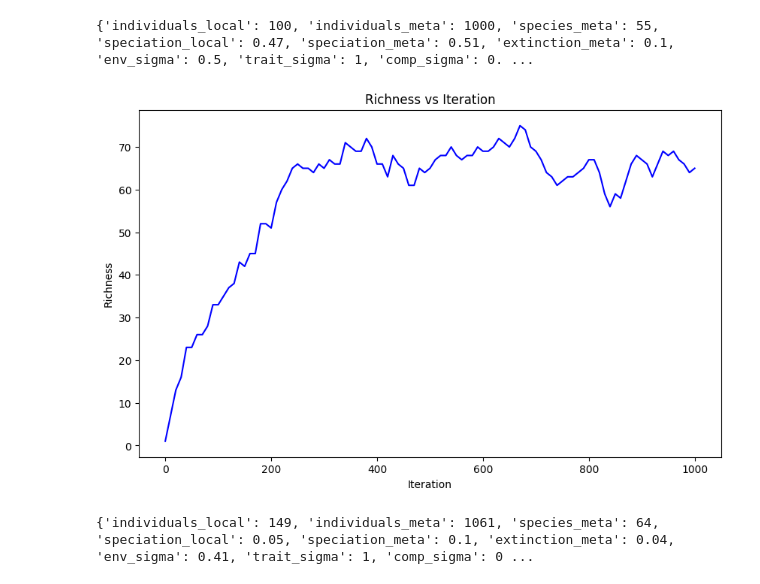
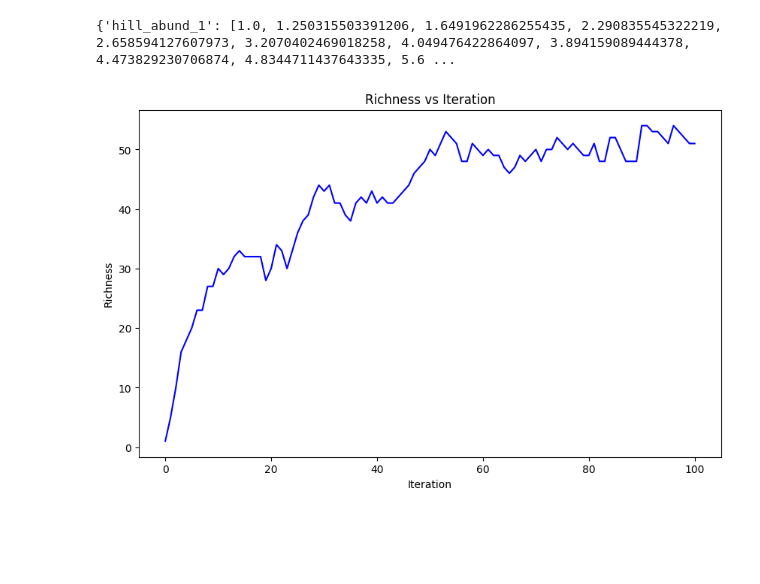
Before and after one commit to role-model/likelihood-free-inference, a Jupyter notebook: examples/model.ipynb, the cells around one changed output. Drawn from its saved outputs; the diff is of its cells as text; code cells hidden in the pictures; blank space fills up the shorter version.

Commit message:
Simple NPE

```diff
--- a/examples/model.ipynb
+++ b/examples/model.ipynb
@@ -62,18 +24,17 @@ original_param_distribution = {
+# %%
+stats = run_simulation(sample_from_prior(simple_prior))
+# %%
+print(stats)
+# %% [output]
+{'hill_abund_1': [1.0, 1.250315503391206, 1.6491962286255435, 2.290835545322219, 2.658594127607973, 3.2070402469018258, 4.049476422864097, 3.894159089444378, 4.473829230706874, 4.8344711437643335, 5.6 ...
 # %%
 import matplotlib.pyplot as plt
 
-stats_df = run_simulation(sample_from_prior(simple_prior))
 plt.figure(figsize=(10, 6))
-plt.plot(stats_df['iteration'], stats_df['rich'], color='blue')
+plt.plot(list(range(len(stats["richness"]))), stats["richness"], color='blue')
 plt.xlabel('Iteration')
 plt.ylabel('Richness')
 plt.title('Richness vs Iteration')
 plt.show()
 # %% [output]
-{'individuals_local': 100, 'individuals_meta': 1000, 'species_meta': 55, 'speciation_local': 0.47, 'speciation_meta': 0.51, 'extinction_meta': 0.1, 'env_sigma': 0.5, 'trait_sigma': 1, 'comp_sigma': 0. ...
-[figure, old version]
+[figure, new version]
-# %%
-stats = sample_from_prior(prior)
-print(stats)
-# %% [output]
-{'individuals_local': 149, 'individuals_meta': 1061, 'species_meta': 64, 'speciation_local': 0.05, 'speciation_meta': 0.1, 'extinction_meta': 0.04, 'env_sigma': 0.41, 'trait_sigma': 1, 'comp_sigma': 0 ...
```
Also changed, not shown: parts of 2 cells of this notebook, 7 other files.
